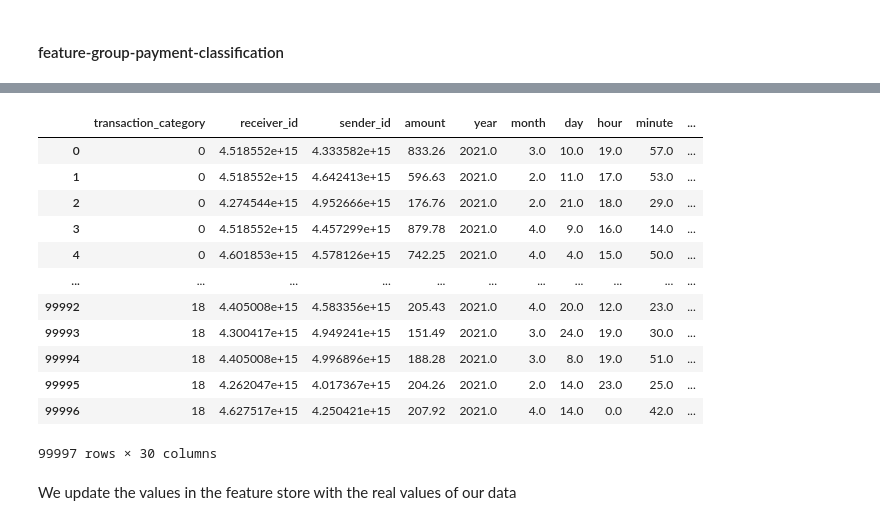
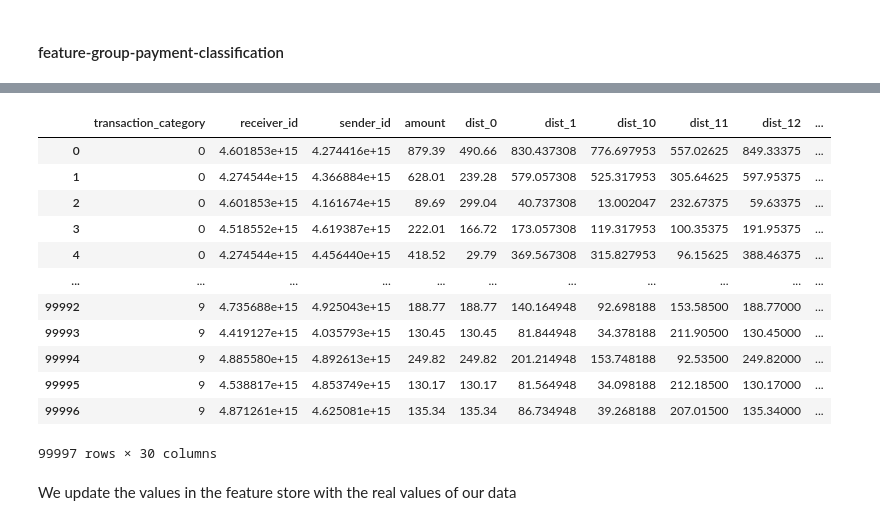
Before and after one commit to mlrun/demo-sagemaker, a Jupyter notebook: financial_payment_classification_v2.ipynb, the cells around one changed output, grey strips where cells are left out. Drawn from its saved outputs; the diff is of its cells as text; code cells hidden in the pictures.

```diff
--- a/financial_payment_classification_v2.ipynb
+++ b/financial_payment_classification_v2.ipynb
@@ -193,3 +176,8 @@ Length: 19, dtype: string
 We'll transform the transaction categories to numeric targets for the classification by factorization.
 # %%
 data["transaction_category"] = data["transaction_category"].replace(factorize_key)
+# %%
+# Function that updates the timestamps so each transaction category has rows with timestamps from the last 5 days (2 per day)
+from utils import update_timestamps
+data = update_timestamps(data)
+data
@@ -337,5 +324,5 @@ extended_transactions_set.plot(rankdir="LR", with_targets=True)
 # %%
 import mlrun.feature_store as fstore
-data = extended_transactions_set.ingest(data, overwrite=True)
+data = extended_transactions_set.ingest(df_with_cat_avg, overwrite=True)
 data
 # %% [output]
@@ -343,15 +330,15 @@ data
-|  | transaction_category | receiver_id | sender_id | amount | year | month | day | hour | minute | ... |
-| 0 | 0 | 4.518552e+15 | 4.333582e+15 | 833.26 | 2021.0 | 3.0 | 10.0 | 19.0 | 57.0 | ... |
-| 1 | 0 | 4.518552e+15 | 4.642413e+15 | 596.63 | 2021.0 | 2.0 | 11.0 | 17.0 | 53.0 | ... |
-| 2 | 0 | 4.274544e+15 | 4.952666e+15 | 176.76 | 2021.0 | 2.0 | 21.0 | 18.0 | 29.0 | ... |
-| 3 | 0 | 4.518552e+15 | 4.457299e+15 | 879.78 | 2021.0 | 4.0 | 9.0 | 16.0 | 14.0 | ... |
-| 4 | 0 | 4.601853e+15 | 4.578126e+15 | 742.25 | 2021.0 | 4.0 | 4.0 | 15.0 | 50.0 | ... |
+|  | transaction_category | receiver_id | sender_id | amount | dist_0 | dist_1 | dist_10 | dist_11 | dist_12 | ... |
+| 0 | 0 | 4.601853e+15 | 4.274416e+15 | 879.39 | 490.66 | 830.437308 | 776.697953 | 557.02625 | 849.33375 | ... |
+| 1 | 0 | 4.274544e+15 | 4.366884e+15 | 628.01 | 239.28 | 579.057308 | 525.317953 | 305.64625 | 597.95375 | ... |
+| 2 | 0 | 4.601853e+15 | 4.161674e+15 | 89.69 | 299.04 | 40.737308 | 13.002047 | 232.67375 | 59.63375 | ... |
+| 3 | 0 | 4.518552e+15 | 4.619387e+15 | 222.01 | 166.72 | 173.057308 | 119.317953 | 100.35375 | 191.95375 | ... |
+| 4 | 0 | 4.274544e+15 | 4.456440e+15 | 418.52 | 29.79 | 369.567308 | 315.827953 | 96.15625 | 388.46375 | ... |
 | ... | ... | ... | ... | ... | ... | ... | ... | ... | ... | ... |
-| 99992 | 18 | 4.405008e+15 | 4.583356e+15 | 205.43 | 2021.0 | 4.0 | 20.0 | 12.0 | 23.0 | ... |
-| 99993 | 18 | 4.300417e+15 | 4.949241e+15 | 151.49 | 2021.0 | 3.0 | 24.0 | 19.0 | 30.0 | ... |
-| 99994 | 18 | 4.405008e+15 | 4.996896e+15 | 188.28 | 2021.0 | 3.0 | 8.0 | 19.0 | 51.0 | ... |
-| 99995 | 18 | 4.262047e+15 | 4.017367e+15 | 204.26 | 2021.0 | 2.0 | 14.0 | 23.0 | 25.0 | ... |
-| 99996 | 18 | 4.627517e+15 | 4.250421e+15 | 207.92 | 2021.0 | 4.0 | 14.0 | 0.0 | 42.0 | ... |
+| 99992 | 9 | 4.735688e+15 | 4.925043e+15 | 188.77 | 188.77 | 140.164948 | 92.698188 | 153.58500 | 188.77000 | ... |
+| 99993 | 9 | 4.419127e+15 | 4.035793e+15 | 130.45 | 130.45 | 81.844948 | 34.378188 | 211.90500 | 130.45000 | ... |
+| 99994 | 9 | 4.885580e+15 | 4.892613e+15 | 249.82 | 249.82 | 201.214948 | 153.748188 | 92.53500 | 249.82000 | ... |
+| 99995 | 9 | 4.538817e+15 | 4.853749e+15 | 130.17 | 130.17 | 81.564948 | 34.098188 | 212.18500 | 130.17000 | ... |
+| 99996 | 9 | 4.871261e+15 | 4.625081e+15 | 135.34 | 135.34 | 86.734948 | 39.268188 | 207.01500 | 135.34000 | ... |
 99997 rows × 30 columns
 # %% [markdown]
 We update the values in the feature store with the real values of our data
```
Also changed, not shown: parts of 14 cells of this notebook, 2 other files.
